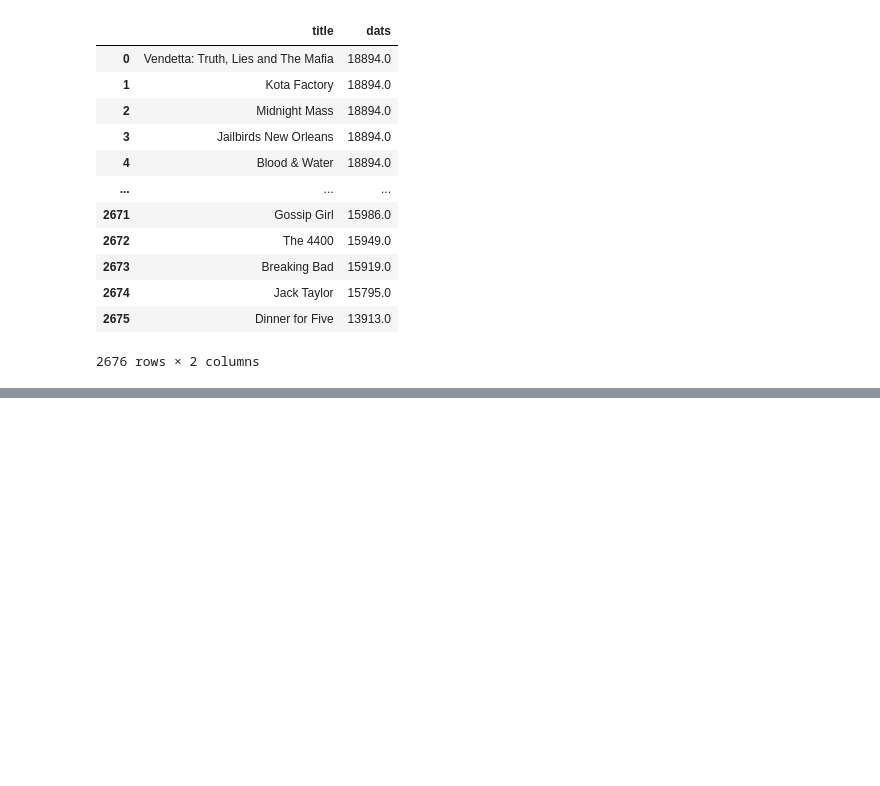
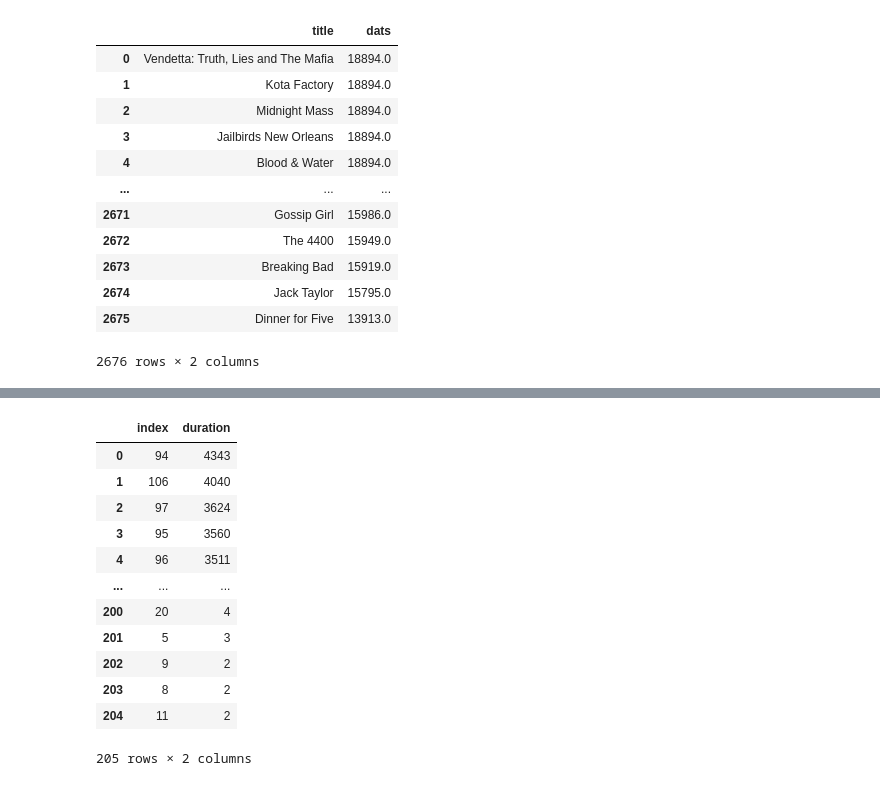
Before and after one commit to knagabharathi/Pylib_Data_visualization, a Jupyter notebook: Netflix_case_studies.ipynb, the cells around one changed output, grey strips where cells are left out. Drawn from its saved outputs; the diff is of its cells as text; code cells hidden in the pictures; blank space fills up the shorter version.

```diff
--- a/Netflix_case_studies.ipynb
+++ b/Netflix_case_studies.ipynb
@@ -805,0 +837,16 @@ dfc_tv.groupby('title').agg(dats = ('date_count','max')).sort_values(by='dats',
+# %%
+dfc_movie['duration'].value_counts().reset_index()
+# %% [output]
+|  | index | duration |
+| 0 | 94 | 4343 |
+| 1 | 106 | 4040 |
+| 2 | 97 | 3624 |
+| 3 | 95 | 3560 |
+| 4 | 96 | 3511 |
+| ... | ... | ... |
+| 200 | 20 | 4 |
+| 201 | 5 | 3 |
+| 202 | 9 | 2 |
+| 203 | 8 | 2 |
+| 204 | 11 | 2 |
+205 rows × 2 columns
```
Also changed, not shown: parts of 10 cells of this notebook.
